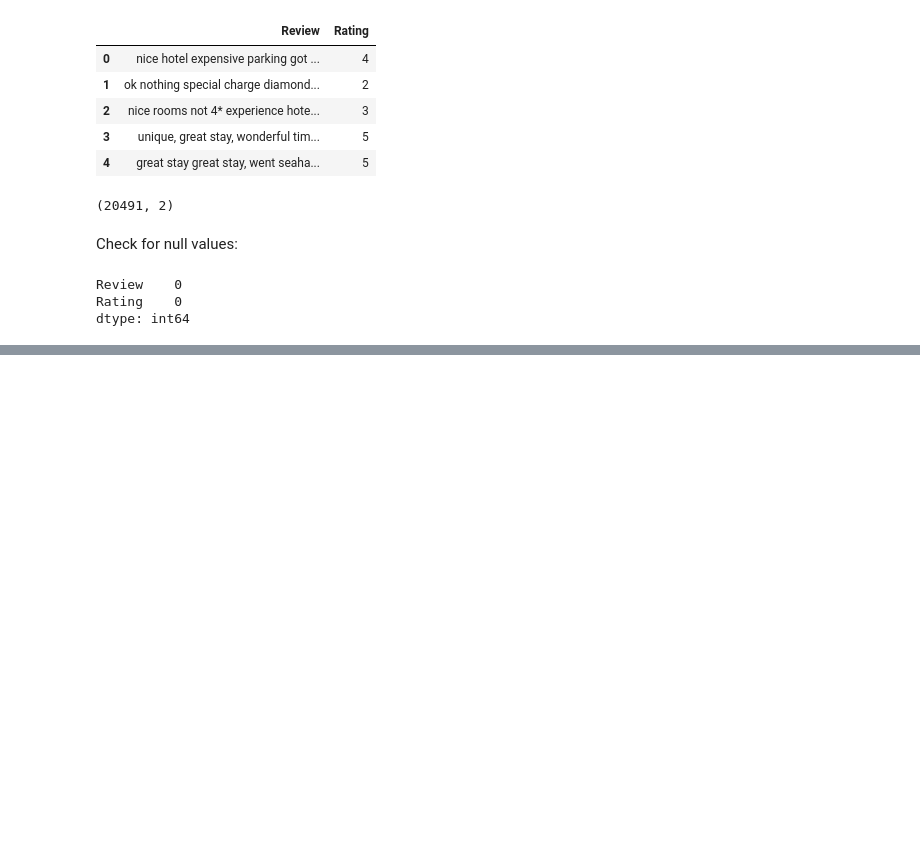
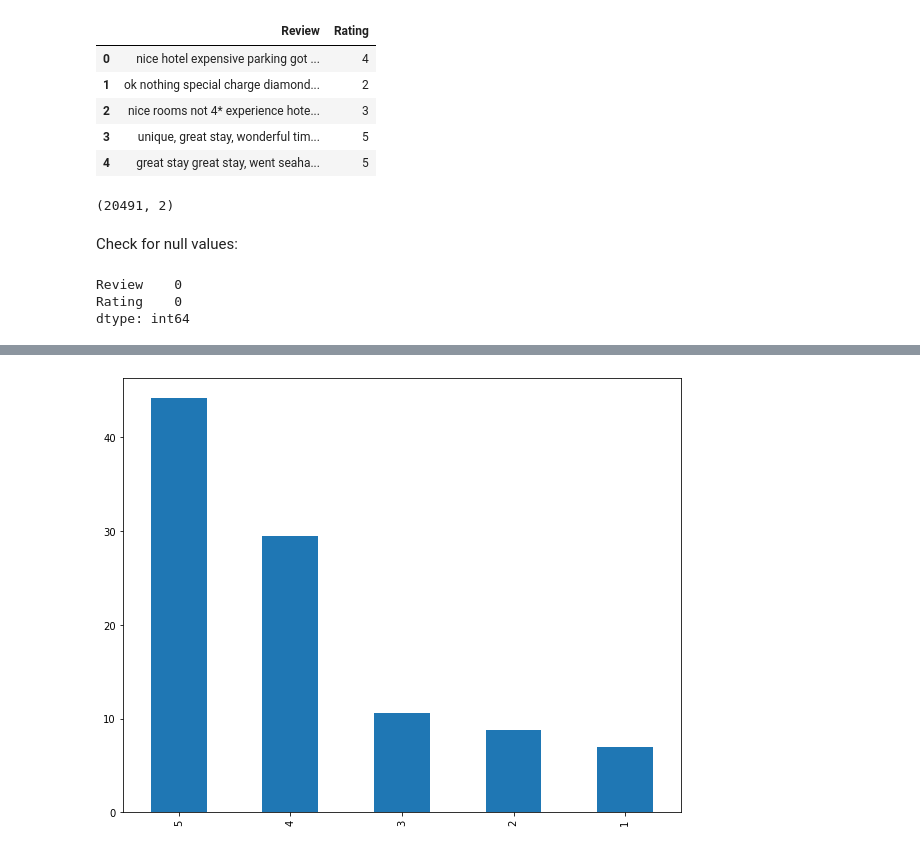
Before and after one commit to Notram1/sentiment-analysis-tripadvisor, a Jupyter notebook: Sentiment_analysis-tripadvisor.ipynb, the cells around one changed output, grey strips where cells are left out. Cells and saved outputs as stored; diff of their text form; code cells hidden in the pictures; blank space fills up the shorter version.

```diff
--- a/Sentiment_analysis-tripadvisor.ipynb
+++ b/Sentiment_analysis-tripadvisor.ipynb
@@ -79,0 +126,7 @@ dtype: int64
+# %%
+percent_val.plot.bar()
+plt.show()
+
+# sns.countplot(data=data,x='Rating', palette="Set3")
+# %% [output]
+[figure, added]
```
Also changed, not shown: parts of 17 cells of this notebook, 3 other files.
